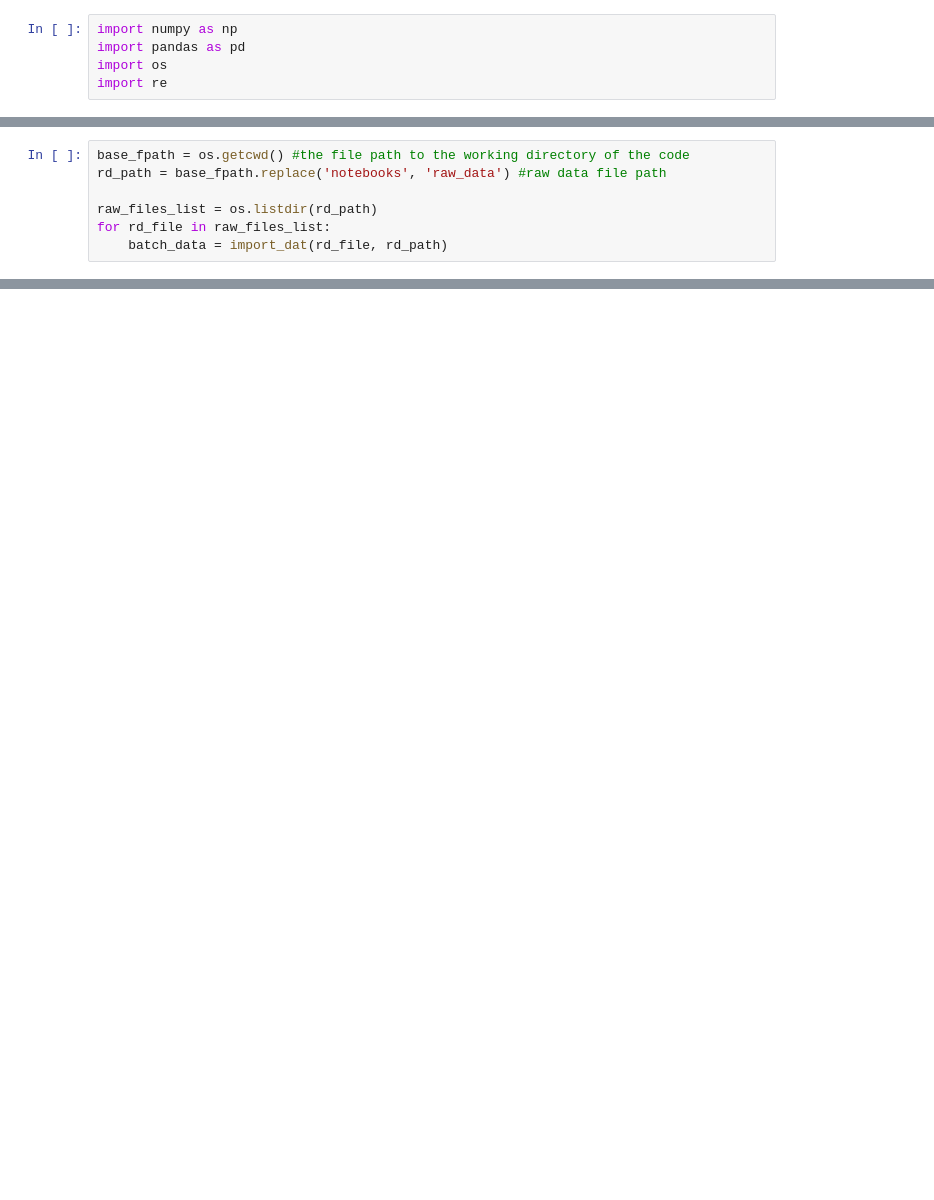
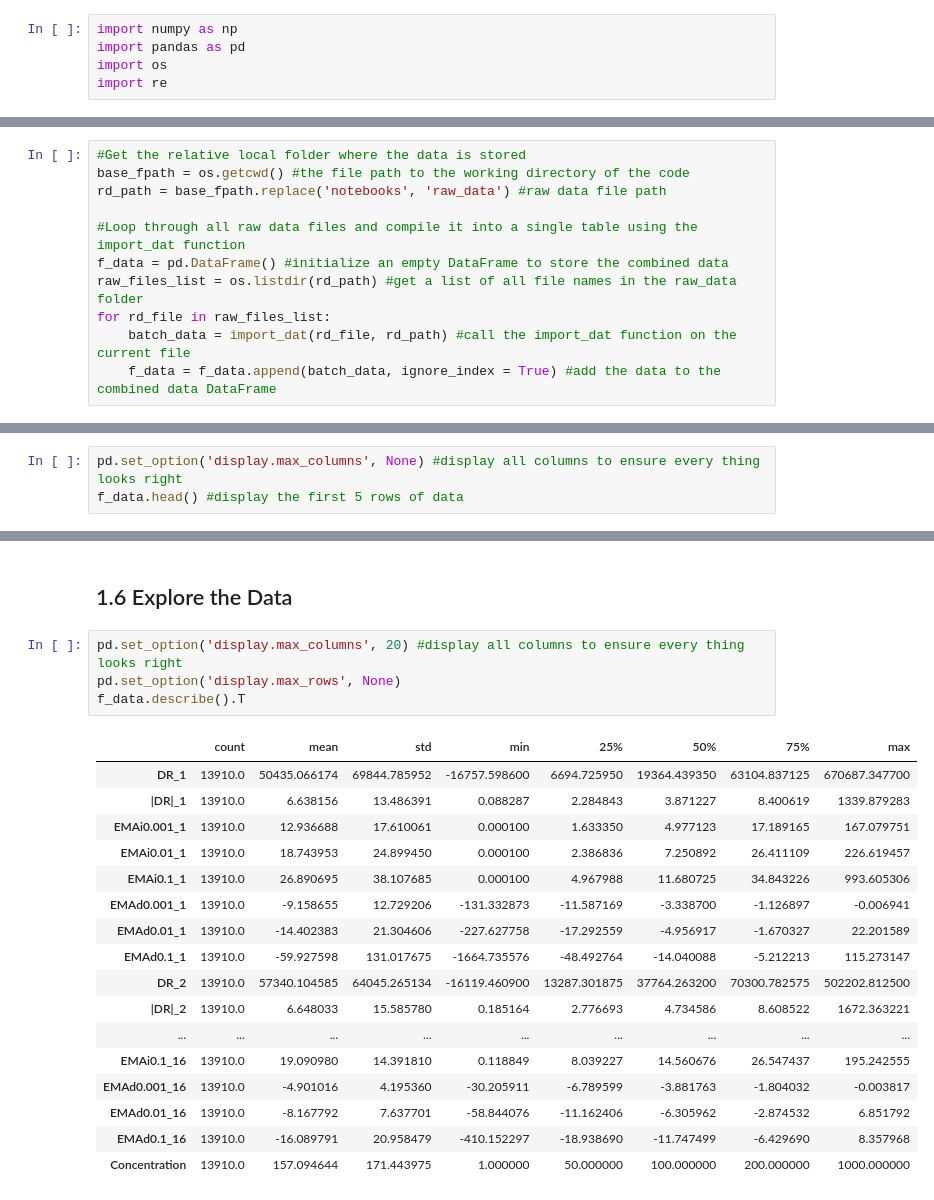
Before and after one commit to scosam/SpringBoard, a Jupyter notebook: Capstone Project 2/notebooks/Capstone2Project.ipynb, the cells around one changed output, grey strips where cells are left out. Cells and saved outputs as stored; diff of their text form; blank space fills up the shorter version.

Commit message:
Initial formatting of the notebook and starting to explore the dataset

```diff
--- a/Capstone Project 2/notebooks/Capstone2Project.ipynb
+++ b/Capstone Project 2/notebooks/Capstone2Project.ipynb
@@ -41,7 +55,11 @@ def import_dat(batch_file, rd_path):
 # %%
+#Get the relative local folder where the data is stored
 base_fpath = os.getcwd() #the file path to the working directory of the code
 rd_path = base_fpath.replace('notebooks', 'raw_data') #raw data file path
 
-raw_files_list = os.listdir(rd_path)
+#Loop through all raw data files and compile it into a single table using the import_dat function
+f_data = pd.DataFrame() #initialize an empty DataFrame to store the combined data
+raw_files_list = os.listdir(rd_path) #get a list of all file names in the raw_data folder
 for rd_file in raw_files_list:
-    batch_data = import_dat(rd_file, rd_path)
+    batch_data = import_dat(rd_file, rd_path) #call the import_dat function on the current file
+    f_data = f_data.append(batch_data, ignore_index = True) #add the data to the combined data DataFrame
@@ -51,0 +68,3 @@ for rd_file in raw_files_list:
+# %%
+pd.set_option('display.max_columns', None) #display all columns to ensure every thing looks right
+f_data.head() #display the first 5 rows of data
@@ -51,0 +87,24 @@ for rd_file in raw_files_list:
+# %% [markdown]
+## 1.6 Explore the Data
+# %%
+pd.set_option('display.max_columns', 20) #display all columns to ensure every thing looks right
+pd.set_option('display.max_rows', None)
+f_data.describe().T
+# %% [output]
+|  | count | mean | std | min | 25% | 50% | 75% | max |
+| DR_1 | 13910.0 | 50435.066174 | 69844.785952 | -16757.598600 | 6694.725950 | 19364.439350 | 63104.837125 | 670687.347700 |
+| |DR|_1 | 13910.0 | 6.638156 | 13.486391 | 0.088287 | 2.284843 | 3.871227 | 8.400619 | 1339.879283 |
+| EMAi0.001_1 | 13910.0 | 12.936688 | 17.610061 | 0.000100 | 1.633350 | 4.977123 | 17.189165 | 167.079751 |
+| EMAi0.01_1 | 13910.0 | 18.743953 | 24.899450 | 0.000100 | 2.386836 | 7.250892 | 26.411109 | 226.619457 |
+| EMAi0.1_1 | 13910.0 | 26.890695 | 38.107685 | 0.000100 | 4.967988 | 11.680725 | 34.843226 | 993.605306 |
+| EMAd0.001_1 | 13910.0 | -9.158655 | 12.729206 | -131.332873 | -11.587169 | -3.338700 | -1.126897 | -0.006941 |
+| EMAd0.01_1 | 13910.0 | -14.402383 | 21.304606 | -227.627758 | -17.292559 | -4.956917 | -1.670327 | 22.201589 |
+| EMAd0.1_1 | 13910.0 | -59.927598 | 131.017675 | -1664.735576 | -48.492764 | -14.040088 | -5.212213 | 115.273147 |
+| DR_2 | 13910.0 | 57340.104585 | 64045.265134 | -16119.460900 | 13287.301875 | 37764.263200 | 70300.782575 | 502202.812500 |
+| |DR|_2 | 13910.0 | 6.648033 | 15.585780 | 0.185164 | 2.776693 | 4.734586 | 8.608522 | 1672.363221 |
+| ... | ... | ... | ... | ... | ... | ... | ... | ... |
+| EMAi0.1_16 | 13910.0 | 19.090980 | 14.391810 | 0.118849 | 8.039227 | 14.560676 | 26.547437 | 195.242555 |
+| EMAd0.001_16 | 13910.0 | -4.901016 | 4.195360 | -30.205911 | -6.789599 | -3.881763 | -1.804032 | -0.003817 |
+| EMAd0.01_16 | 13910.0 | -8.167792 | 7.637701 | -58.844076 | -11.162406 | -6.305962 | -2.874532 | 6.851792 |
+| EMAd0.1_16 | 13910.0 | -16.089791 | 20.958479 | -410.152297 | -18.938690 | -11.747499 | -6.429690 | 8.357968 |
+| Concentration | 13910.0 | 157.094644 | 171.443975 | 1.000000 | 50.000000 | 100.000000 | 200.000000 | 1000.000000 |
```
Also changed, not shown: parts of 18 cells of this notebook.
